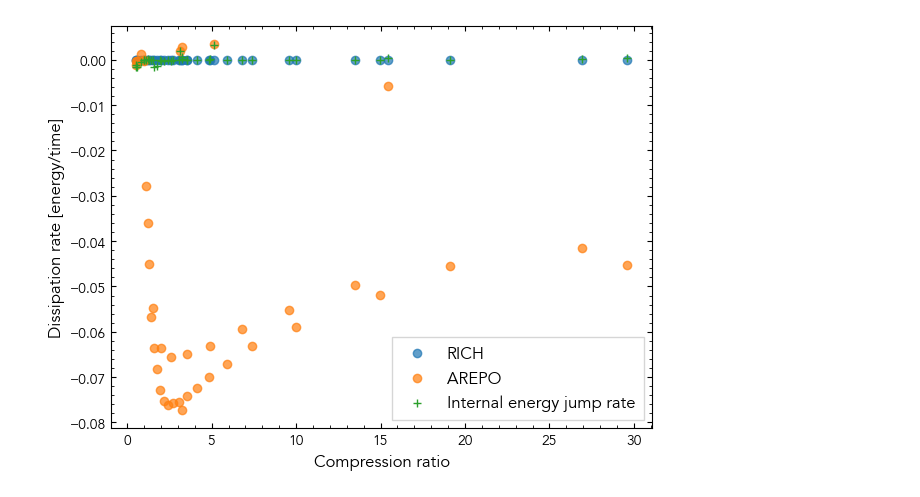
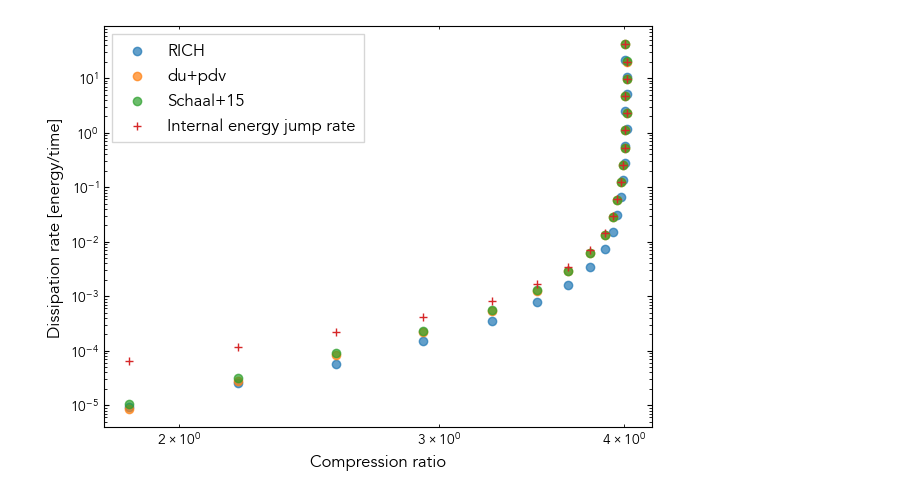
Before and after one commit to rich-tde/tde-shock-dissipation, a Jupyter notebook: notebooks/0.1-shocktube-dissipation-test-all.ipynb, the cells around one changed output. Drawn from its saved outputs; the diff is of its cells as text; code cells hidden in the pictures.

```diff
--- a/notebooks/0.1-shocktube-dissipation-test-all.ipynb
+++ b/notebooks/0.1-shocktube-dissipation-test-all.ipynb
@@ -13,8 +10,11 @@ The autoreload extension is already loaded. To reload it, use:
 # %%
 ## Load data
-fname = '/home/hey4/rich_tde/data/processed/ShockTubeIdealGasGamma1.001/shocktube_tests.hdf5'
+fname = '/home/hey4/rich_tde/data/processed/ShockTubeIdealGas/shocktube_tests.hdf5'
 gamma = dev.parse_gamma(fname, default=5/3)
+print(gamma)
 rho2_to_rho1 = u.unyt_array.from_hdf5(fname, dataset_name="rho2/rho1")
 diss_rich = u.unyt_array.from_hdf5(fname, dataset_name="rich_dissipation")
-diss_arepo = u.unyt_array.from_hdf5(fname, dataset_name="dupdv_dissipation")
+diss_schaal = u.unyt_array.from_hdf5(fname, dataset_name="schaal_dissipation")
+diss_dupdv = u.unyt_array.from_hdf5(fname, dataset_name="dupdv_dissipation")
 diss_ie = u.unyt_array.from_hdf5(fname, dataset_name="internal_energy_jump")
+M = u.unyt_array.from_hdf5(fname, dataset_name="mach number")
@@ -73,13 +93,16 @@ plt.show()
 # %%
 plt.figure()
 plt.scatter(rho2_to_rho1, diss_rich, label='RICH', alpha=0.7)
-plt.scatter(rho2_to_rho1, diss_arepo, label='AREPO', alpha=0.7)
+plt.scatter(rho2_to_rho1, diss_dupdv, label='du+pdv', alpha=0.7)
+plt.scatter(rho2_to_rho1, diss_schaal, label='Schaal+15', alpha=0.7)
 plt.scatter(rho2_to_rho1, diss_ie, label='Internal energy jump rate', marker='+')
 plt.xlabel('Compression ratio')
 plt.ylabel('Dissipation rate [energy/time]')
 plt.legend(frameon=True)
+plt.xscale('log')
+plt.yscale('log')
 plt.tight_layout()
 # plt.savefig('../reports/figures/diss-rate-compare.pdf')
 plt.show()
 # %% [output]
-[figure, old version]
+[figure, new version]
```
Also changed, not shown: parts of 5 cells of this notebook, 6 other files.
